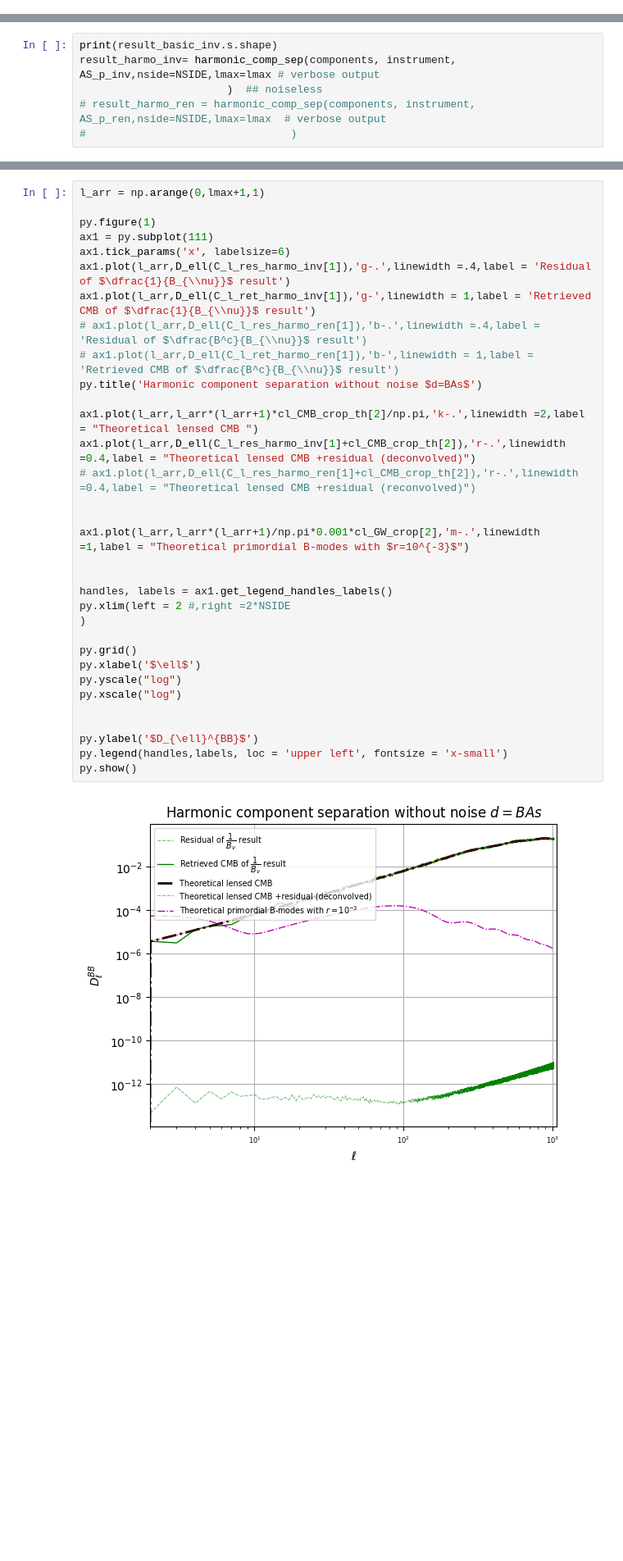
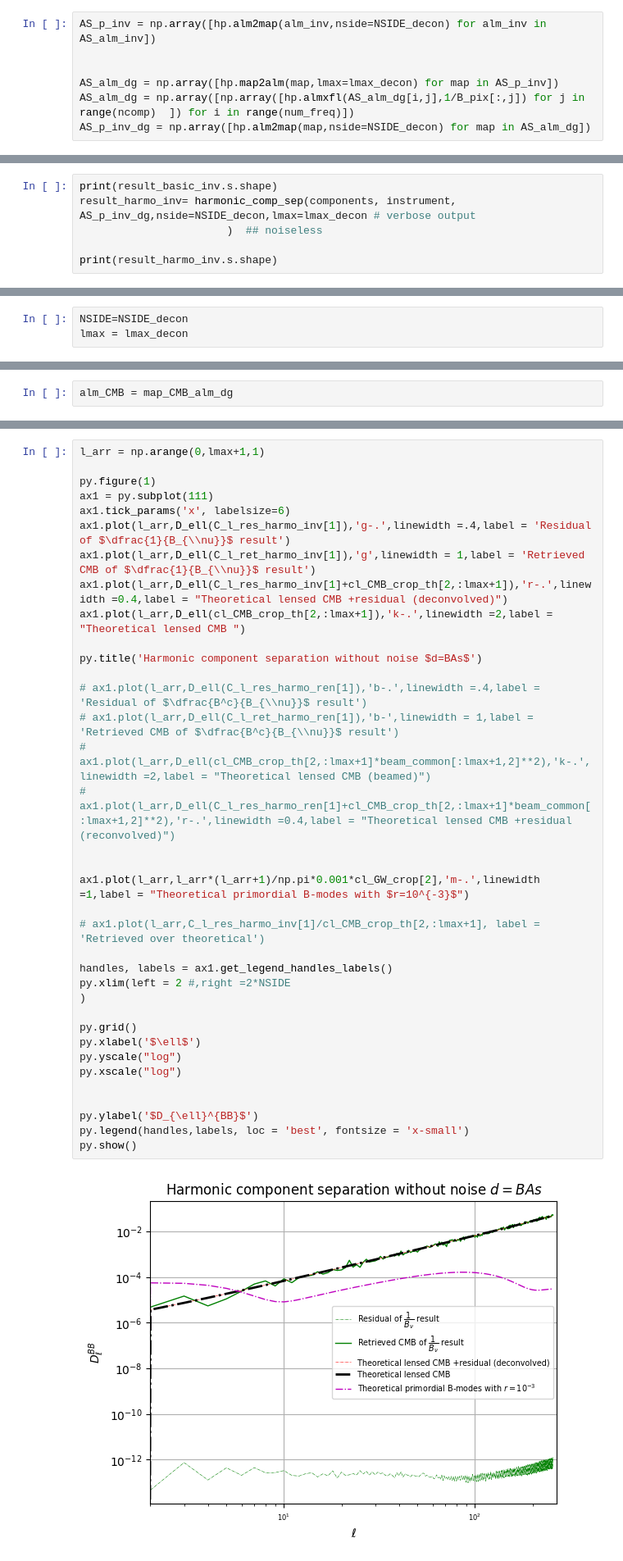
Before and after one commit to julientang/Stage3A, a Jupyter notebook: Noiseless_test.ipynb, the cells around one changed output, grey strips where cells are left out. Shown at 82% size. Saved outputs shown, nothing was run; the diff lists cells and outputs as text; blank space fills up the shorter version.

```diff
--- a/Noiseless_test.ipynb
+++ b/Noiseless_test.ipynb
@@ -351,0 +239,7 @@ py.show()
+# %%
+AS_p_inv = np.array([hp.alm2map(alm_inv,nside=NSIDE_decon) for alm_inv in AS_alm_inv])
+
+
+AS_alm_dg = np.array([hp.map2alm(map,lmax=lmax_decon) for map in AS_p_inv])
+AS_alm_dg = np.array([np.array([hp.almxfl(AS_alm_dg[i,j],1/B_pix[:,j]) for j in range(ncomp)  ]) for i in range(num_freq)])
+AS_p_inv_dg = np.array([hp.alm2map(map,nside=NSIDE_decon) for map in AS_alm_dg])
@@ -365,7 +278,7 @@ result_basic_inv= basic_comp_sep(components, instrument, AS_p_inv[:,1:3,:], # ve
 # %%
 print(result_basic_inv.s.shape)
-result_harmo_inv= harmonic_comp_sep(components, instrument, AS_p_inv,nside=NSIDE,lmax=lmax # verbose output
+result_harmo_inv= harmonic_comp_sep(components, instrument, AS_p_inv_dg,nside=NSIDE_decon,lmax=lmax_decon # verbose output
                        )  ## noiseless
-# result_harmo_ren = harmonic_comp_sep(components, instrument, AS_p_ren,nside=NSIDE,lmax=lmax  # verbose output
-#                                )
+
+print(result_harmo_inv.s.shape)
 # %% [output]
@@ -380,3 +288,6 @@ print(result_harmo_inv.s.shape)
+# %%
+NSIDE=NSIDE_decon
+lmax = lmax_decon
 # %%
 inputs = [sky_d0s0.components[0].mbb_index,
           sky_d0s0.components[0].mbb_temperature.value,
@@ -461,2 +360,4 @@ alm_CMB_smooth = hp.map2alm(map_CMB_smooth,lmax)
+# %%
+alm_CMB = map_CMB_alm_dg
 # %%
 res_CMB_alm_inv = result_harmo_inv.s[0,0:2]-alm_CMB[1:3]
@@ -565,38 +487,41 @@ py.show()
 # %%
 l_arr = np.arange(0,lmax+1,1)
 
 py.figure(1)
 ax1 = py.subplot(111)
 ax1.tick_params('x', labelsize=6)
 ax1.plot(l_arr,D_ell(C_l_res_harmo_inv[1]),'g-.',linewidth =.4,label = 'Residual of $\dfrac{1}{B_{\\nu}}$ result')
-ax1.plot(l_arr,D_ell(C_l_ret_harmo_inv[1]),'g-',linewidth = 1,label = 'Retrieved CMB of $\dfrac{1}{B_{\\nu}}$ result')
+ax1.plot(l_arr,D_ell(C_l_ret_harmo_inv[1]),'g',linewidth = 1,label = 'Retrieved CMB of $\dfrac{1}{B_{\\nu}}$ result')
+ax1.plot(l_arr,D_ell(C_l_res_harmo_inv[1]+cl_CMB_crop_th[2,:lmax+1]),'r-.',linewidth =0.4,label = "Theoretical lensed CMB +residual (deconvolved)")
+ax1.plot(l_arr,D_ell(cl_CMB_crop_th[2,:lmax+1]),'k-.',linewidth =2,label = "Theoretical lensed CMB ")
+
+py.title('Harmonic component separation without noise $d=BAs$')
+
 # ax1.plot(l_arr,D_ell(C_l_res_harmo_ren[1]),'b-.',linewidth =.4,label = 'Residual of $\dfrac{B^c}{B_{\\nu}}$ result')
 # ax1.plot(l_arr,D_ell(C_l_ret_harmo_ren[1]),'b-',linewidth = 1,label = 'Retrieved CMB of $\dfrac{B^c}{B_{\\nu}}$ result')
-py.title('Harmonic component separation without noise $d=BAs$')
-
-ax1.plot(l_arr,l_arr*(l_arr+1)*cl_CMB_crop_th[2]/np.pi,'k-.',linewidth =2,label = "Theoretical lensed CMB ")
-ax1.plot(l_arr,D_ell(C_l_res_harmo_inv[1]+cl_CMB_crop_th[2]),'r-.',linewidth =0.4,label = "Theoretical lensed CMB +residual (deconvolved)")
-# ax1.plot(l_arr,D_ell(C_l_res_harmo_ren[1]+cl_CMB_crop_th[2]),'r-.',linewidth =0.4,label = "Theoretical lensed CMB +residual (reconvolved)")
+# ax1.plot(l_arr,D_ell(cl_CMB_crop_th[2,:lmax+1]*beam_common[:lmax+1,2]**2),'k-.',linewidth =2,label = "Theoretical lensed CMB (beamed)")
+# ax1.plot(l_arr,D_ell(C_l_res_harmo_ren[1]+cl_CMB_crop_th[2,:lmax+1]*beam_common[:lmax+1,2]**2),'r-.',linewidth =0.4,label = "Theoretical lensed CMB +residual (reconvolved)")
 
 
 ax1.plot(l_arr,l_arr*(l_arr+1)/np.pi*0.001*cl_GW_crop[2],'m-.',linewidth =1,label = "Theoretical primordial B-modes with $r=10^{-3}$")
 
+# ax1.plot(l_arr,C_l_res_harmo_inv[1]/cl_CMB_crop_th[2,:lmax+1], label = 'Retrieved over theoretical')
 
 handles, labels = ax1.get_legend_handles_labels()
 py.xlim(left = 2 #,right =2*NSIDE
 )
 
 py.grid()
 py.xlabel('$\ell$')
 py.yscale("log")
 py.xscale("log")
 
 
 py.ylabel('$D_{\ell}^{BB}$')
-py.legend(handles,labels, loc = 'upper left', fontsize = 'x-small')
+py.legend(handles,labels, loc = 'best', fontsize = 'x-small')
 py.show()
 # %% [output]
-[figure, old version]
+[figure, new version]
 # %% [markdown]
 ### Cosmological parameters
 # %%
```
Also changed, not shown: parts of 74 cells of this notebook.
